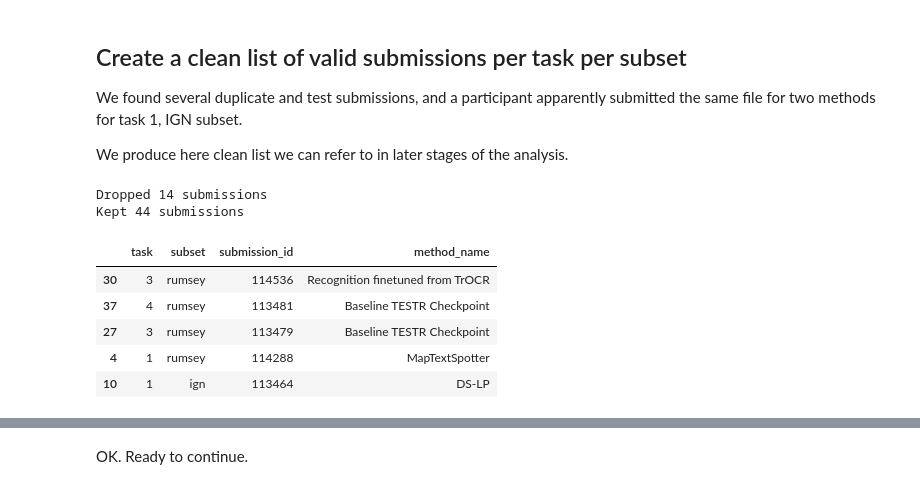
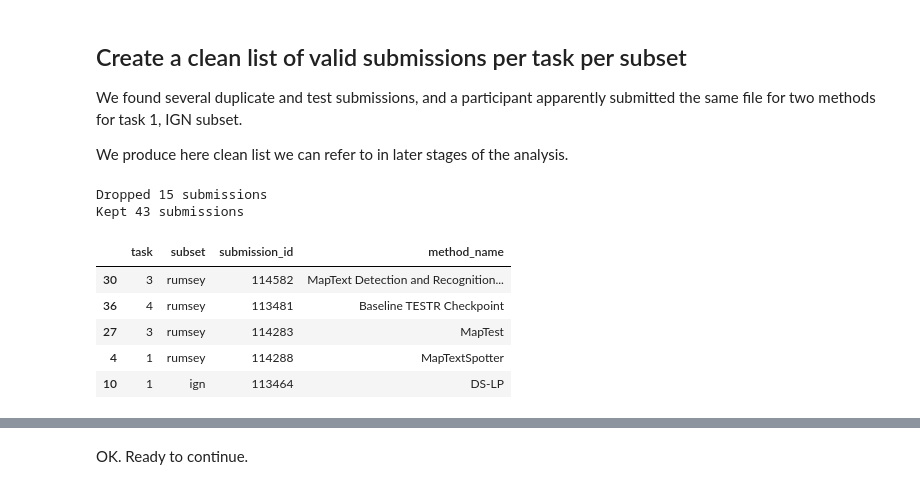
Before and after one commit to icdar-maptext/analysis, a Jupyter notebook: 01-list-valid-submissions.ipynb, the cells around one changed output, grey strips where cells are left out. Cells and saved outputs as stored; diff of their text form; code cells hidden in the pictures.

Commit message:
Remove DINO_MVIT from valid submissions

```diff
--- a/01-list-valid-submissions.ipynb
+++ b/01-list-valid-submissions.ipynb
@@ -146,32 +146,32 @@ import pandas as pd
 # %%
 valid_submissions: list[dict[str,Union[int,str]]] = []  # each item has the form {"submission_id": int, "task": int, "subset": str}
 dropped_count = 0
 for task_id in VALID_TASKS:
     for subset in VALID_SUBSETS:
         for submission_id in list_submissions(task_id, subset):
             submission_id = int(submission_id)
-            if submission_id not in valid_submission_ids or (task_id == 1 and subset == "ign" and submission_id in ("114298", )):  # extra filtering for an unexpected duplicate
+            if submission_id not in valid_submission_ids or (task_id == 1 and subset == "ign" and submission_id in (114298, )):  # extra filtering for an unexpected duplicate
                 # print(f"Skipping submission {submission_id}")
                 dropped_count += 1
                 continue
             record = {
                 "task": task_id,
                 "subset": subset,
                 "submission_id": submission_id,
                 "method_name": lookup_generate_title(submission_id),
                 }
             valid_submissions.append(record)
 print(f"Dropped {dropped_count} submissions")
 print(f"Kept {len(valid_submissions)} submissions")
 valid_submissions = pd.DataFrame(valid_submissions)
 valid_submissions.sample(5, random_state=0)
 # %% [output]
-Dropped 14 submissions
-Kept 44 submissions
+Dropped 15 submissions
+Kept 43 submissions
 |  | task | subset | submission_id | method_name |
-| 30 | 3 | rumsey | 114536 | Recognition finetuned from TrOCR |
-| 37 | 4 | rumsey | 113481 | Baseline TESTR Checkpoint |
-| 27 | 3 | rumsey | 113479 | Baseline TESTR Checkpoint |
+| 30 | 3 | rumsey | 114582 | MapText Detection and Recognition... |
+| 36 | 4 | rumsey | 113481 | Baseline TESTR Checkpoint |
+| 27 | 3 | rumsey | 114283 | MapTest |
 | 4 | 1 | rumsey | 114288 | MapTextSpotter |
 | 10 | 1 | ign | 113464 | DS-LP |
 # %%
```
Also changed, not shown: parts of 1 cell of this notebook, 1 other file.
